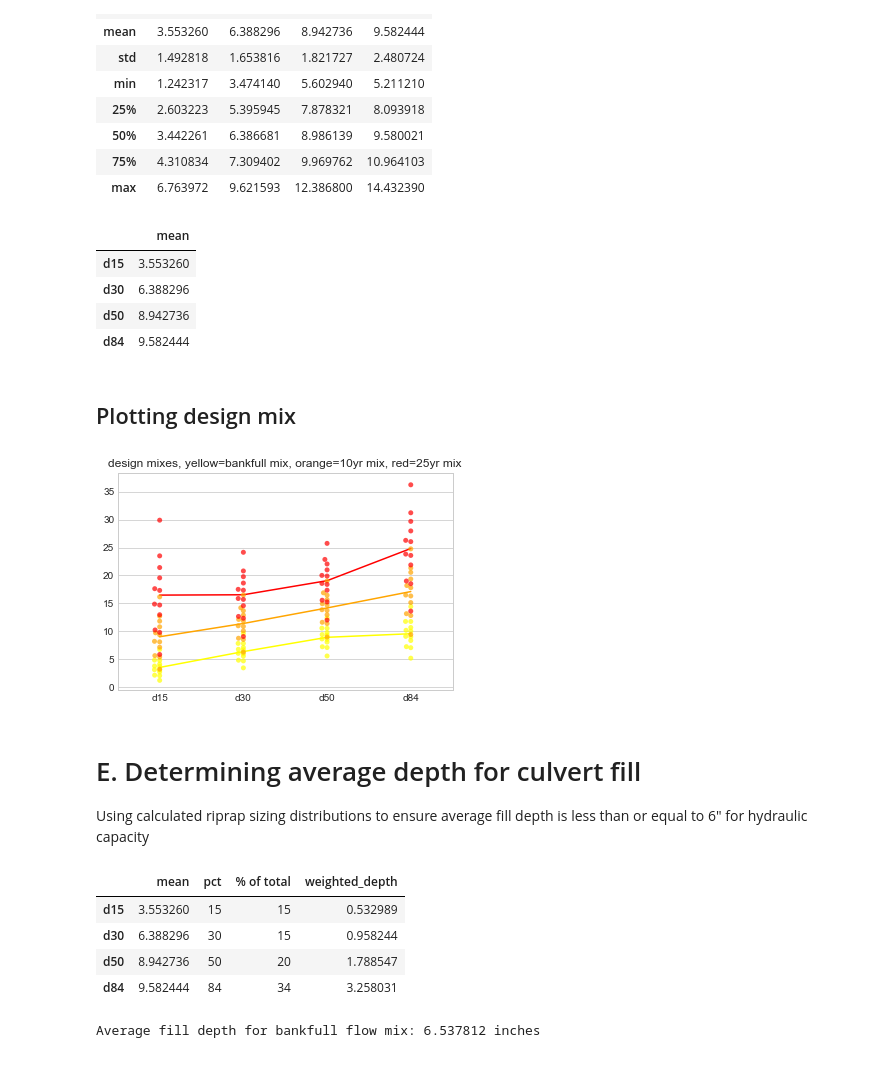
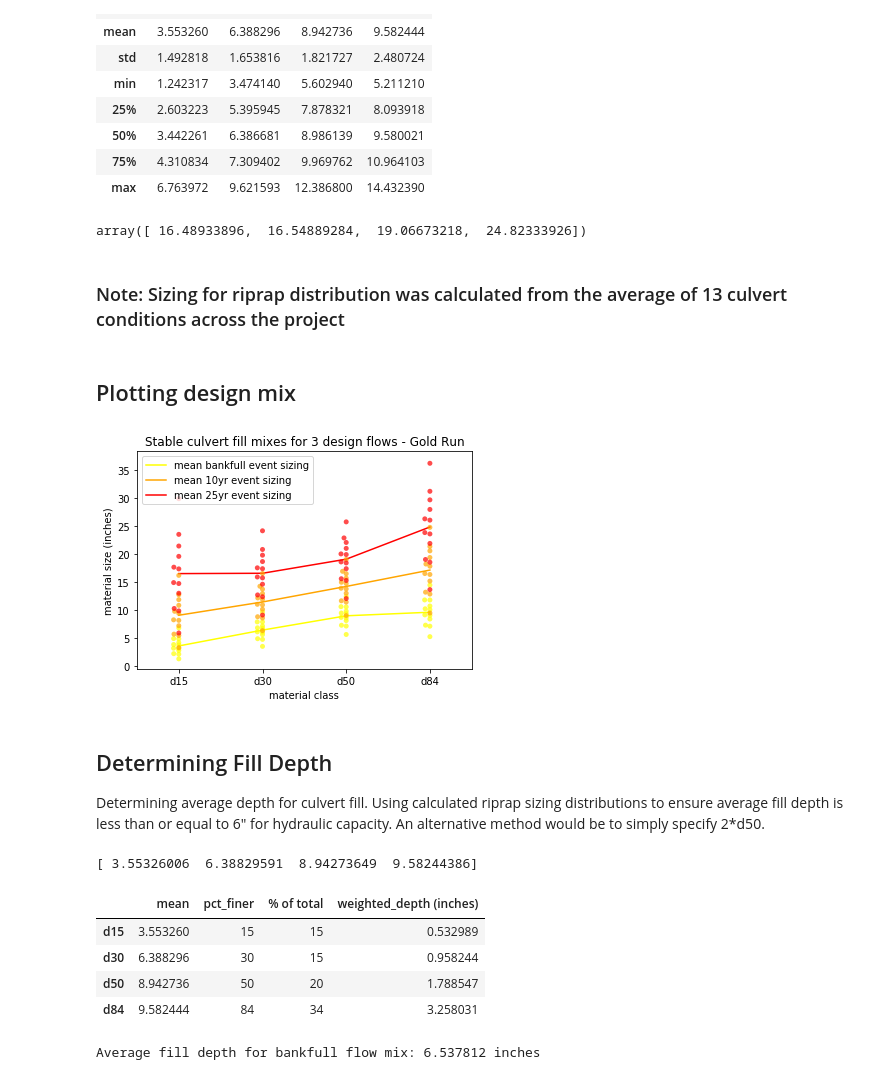
Before and after one commit to indielyt/Python_Hydraulics, a Jupyter notebook: GoldRun_CulvertFillAnalysis.ipynb, the cells around one changed output. Saved outputs shown, nothing was run; the diff lists cells and outputs as text; code cells hidden in the pictures.

```diff
--- a/GoldRun_CulvertFillAnalysis.ipynb
+++ b/GoldRun_CulvertFillAnalysis.ipynb
@@ -433,37 +479,44 @@ riprap_desc_bkf
 | 50% | 3.442261 | 6.386681 | 8.986139 | 9.580021 |
 | 75% | 4.310834 | 7.309402 | 9.969762 | 10.964103 |
 | max | 6.763972 | 9.621593 | 12.386800 | 14.432390 |
-# %%
-mean_bkf = pd.DataFrame(riprap_desc_bkf.loc['mean',:])
-mean_10yr = pd.DataFrame(riprap_desc_10yr.loc['mean',:])
-mean_25yr = pd.DataFrame(riprap_desc_25yr.loc['mean',:])
-
-mean_bkf
-# %% [output]
-|  | mean |
-| d15 | 3.553260 |
-| d30 | 6.388296 |
-| d50 | 8.942736 |
-| d84 | 9.582444 |
+# %%
+# mean_bkf  = np.array(riprap_desc_bkf.loc['mean',:])
+# mean_10yr = np.array(riprap_desc_10yr.loc['mean',:])
+# mean_25yr = np.array(riprap_desc_25yr.loc['mean',:])
+
+mean_bkf = np.array(riprap.loc['bankfull',:].mean())
+mean_10yr = np.array(riprap.loc['10yr',:].mean())
+mean_25yr = np.array(riprap.loc['25yr',:].mean())
+
+mean_25yr
+# %% [output]
+array([ 16.48933896,  16.54889284,  19.06673218,  24.82333926])
+# %% [markdown]
+### Note: Sizing for riprap distribution was calculated from the average of 13 culvert conditions across the project
 # %% [markdown]
 ## Plotting design mix
 # %%
 import seaborn as sns
 
-color = ['red', 'blue', 'green', 'yellow']
+# Plot individual culvert fill sizing results
 sns.swarmplot(data=riprap.loc['bankfull',:], color='yellow',alpha=.7)
 sns.swarmplot(data=riprap.loc['10yr',:], color='orange', alpha = .7)
 sns.swarmplot(data=riprap.loc['25yr',:], color='red', alpha = .7)
 
-plt.plot(mean_bkf, color='yellow')
-plt.plot(mean_10yr, color='orange')
-plt.plot(mean_25yr, color='red')
-plt.title('design mixes, yellow=bankfull mix, orange=10yr mix, red=25yr mix')
+# Plot the mean culvert fill sizing for the job
+plt.plot(mean_bkf, color='yellow', label='mean bankfull event sizing')
+plt.plot(mean_10yr, color='orange', label='mean 10yr event sizing')
+plt.plot(mean_25yr, color='red', label ='mean 25yr event sizing')
+
+# Add labels, title, and legend
+plt.ylabel('material size (inches)')
+plt.xlabel('material class')
+plt.legend(loc='upper left')
+plt.title('Stable culvert fill mixes for 3 design flows - Gold Run')
+
 plt.show()
-
-# plt.show()
 # %% [output]
-[figure, old version]
+[figure, new version]
 # %% [markdown]
-# E. Determining average depth for culvert fill
-Using calculated riprap sizing distributions to ensure average fill depth is less than or equal to 6" for hydraulic capacity
+## Determining Fill Depth
+Determining average depth for culvert fill.  Using calculated riprap sizing distributions to ensure average fill depth is less than or equal to 6" for hydraulic capacity. An alternative method would be to simply specify 2*d50.
@@ -470,26 +527,35 @@ Using calculated riprap sizing distributions to ensure average fill depth is les
+# %%
+# Create function for determining average depth from distribution
+def average_depth(array):
+    print (array)
+
+average_depth(mean_bkf)
+# %% [output]
+[ 3.55326006  6.38829591  8.94273649  9.58244386]
 # %%
-filldepth_bkf = mean_bkf.copy()
+filldepth_bkf = pd.DataFrame(riprap_desc_bkf.loc['mean',:])
 
-# Add column of percentiles
-filldepth_bkf['pct'] = [15,30,50,84]
+# Add column of percent finer than
+filldepth_bkf['pct_finer'] = [15,30,50,84]
 
-# Add percent of total
+# Add percent of total column
 filldepth_bkf['% of total'] = 0
 
-# Fill % of total
+# Calculate % of total field
 for i in range(len(filldepth_bkf)):
     if i == 0:
-        filldepth_bkf['% of total'].iloc[i] = filldepth_bkf['pct'].iloc[i] - 0
+        filldepth_bkf['% of total'].iloc[i] = filldepth_bkf['pct_finer'].iloc[i] - 0
     if 4>i>0:
-        filldepth_bkf['% of total'].iloc[i] = filldepth_bkf['pct'].iloc[i] - filldepth_bkf['pct'].iloc[i-1]
+        filldepth_bkf['% of total'].iloc[i] = filldepth_bkf['pct_finer'].iloc[i] - filldepth_bkf['pct_finer'].iloc[i-1]
     if i==4:
-        filldepth_bkf['% of total'].iloc[i] = 100 - (filldepth_bkf['pct'].iloc[i])
+        filldepth_bkf['% of total'].iloc[i] = 100 - (filldepth_bkf['pct_finer'].iloc[i])
 
-filldepth_bkf['weighted_depth'] = filldepth_bkf['mean'] * (filldepth_bkf['% of total']/100)
+# Calculate the weighted depth based on size and % of total
+filldepth_bkf['weighted_depth (inches)'] = filldepth_bkf['mean'] * (filldepth_bkf['% of total']/100)
 
 filldepth_bkf
 # %% [output]
-|  | mean | pct | % of total | weighted_depth |
+|  | mean | pct_finer | % of total | weighted_depth (inches) |
 | d15 | 3.553260 | 15 | 15 | 0.532989 |
 | d30 | 6.388296 | 30 | 15 | 0.958244 |
 | d50 | 8.942736 | 50 | 20 | 1.788547 |
```
Also changed, not shown: parts of 35 cells of this notebook.
